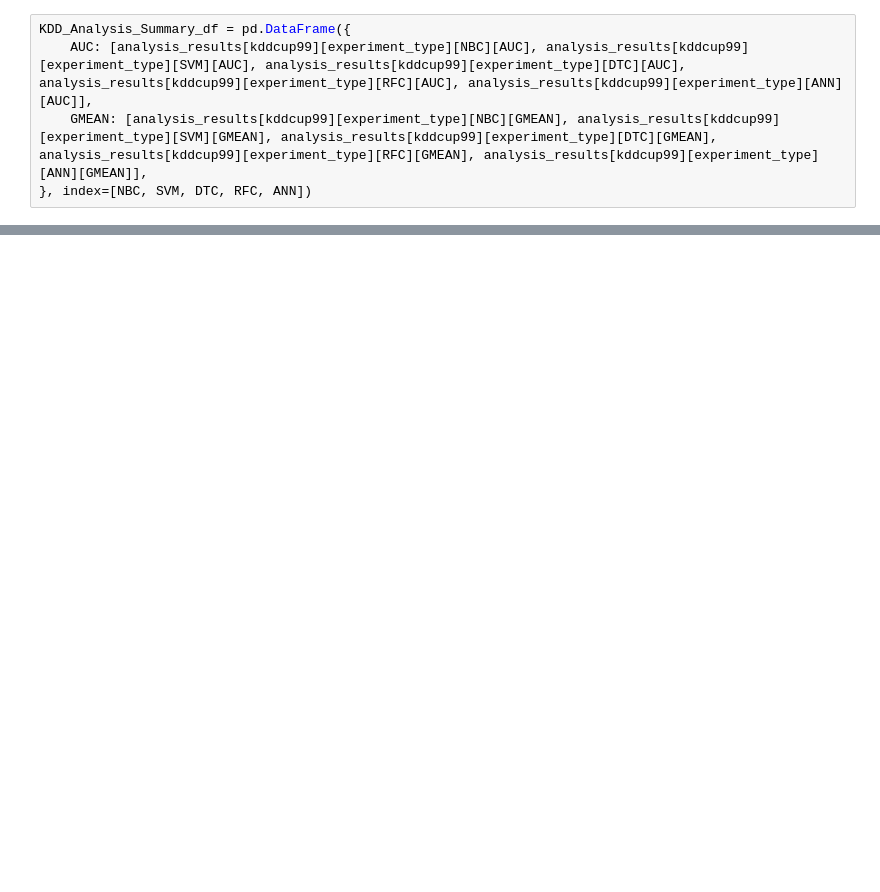
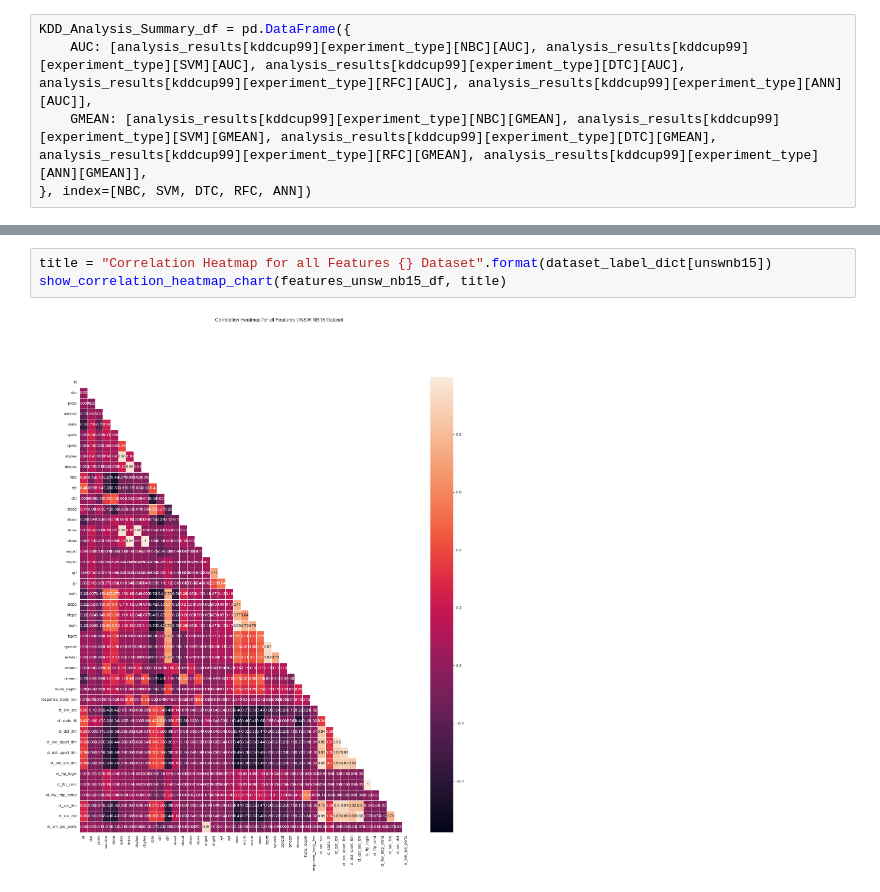
Before and after one commit to Anthony7703/research_project, a Jupyter notebook: ResearchProjectCodeImplemetation.ipynb, the cells around one changed output, grey strips where cells are left out. Saved outputs shown, nothing was run; the diff lists cells and outputs as text; blank space fills up the shorter version.

```diff
--- a/ResearchProjectCodeImplemetation.ipynb
+++ b/ResearchProjectCodeImplemetation.ipynb
@@ -1164,0 +1150,5 @@ UNSWNB15_Analysis_Summary_df
+# %%
+title = "Correlation Heatmap for all Features {} Dataset".format(dataset_label_dict[unswnb15])
+show_correlation_heatmap_chart(features_unsw_nb15_df, title)
+# %% [output]
+[figure, added]
```
Also changed, not shown: parts of 95 cells of this notebook.
